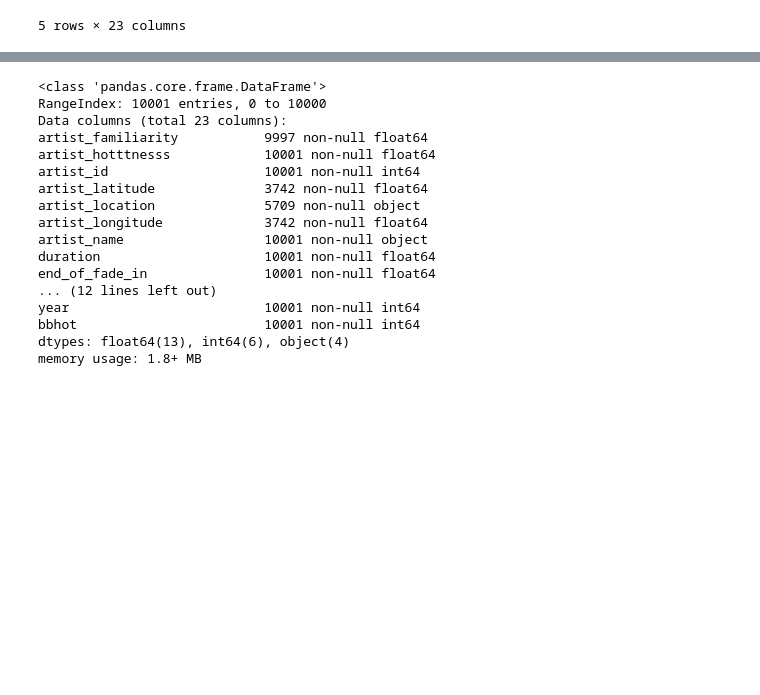
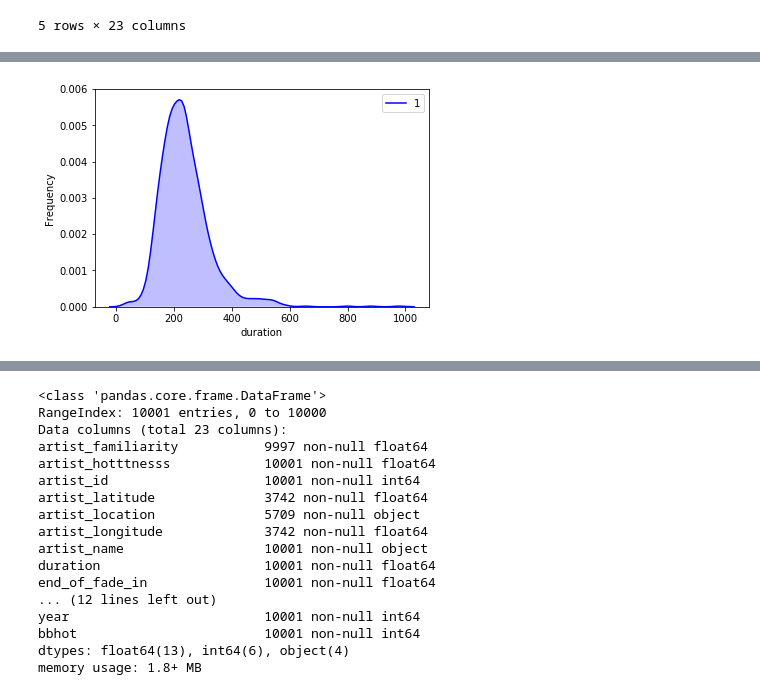
Before and after one commit to manasreldin/Song-Popularity-Predictor, a Jupyter notebook: PredictHotBB.ipynb, the cells around one changed output, grey strips where cells are left out. Cells and saved outputs as stored; diff of their text form; code cells hidden in the pictures; blank space fills up the shorter version.

```diff
--- a/PredictHotBB.ipynb
+++ b/PredictHotBB.ipynb
@@ -35,0 +50,4 @@ data['artist_id'] = le.fit_transform(data['artist_id'].astype('str'))
+# %%
+freq("duration")
+# %% [output]
+[figure, added]
```
Also changed, not shown: parts of 6 cells of this notebook.
